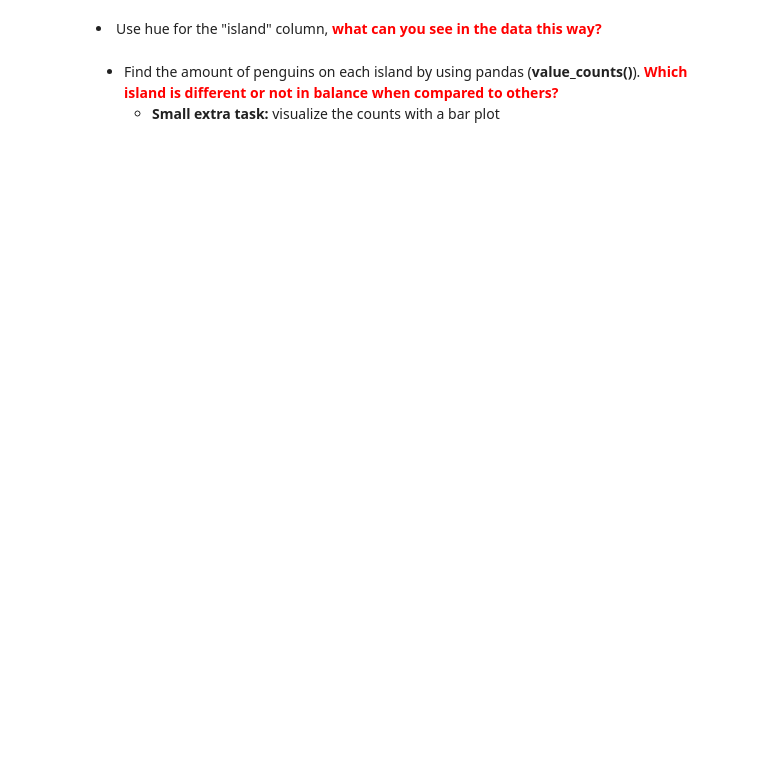
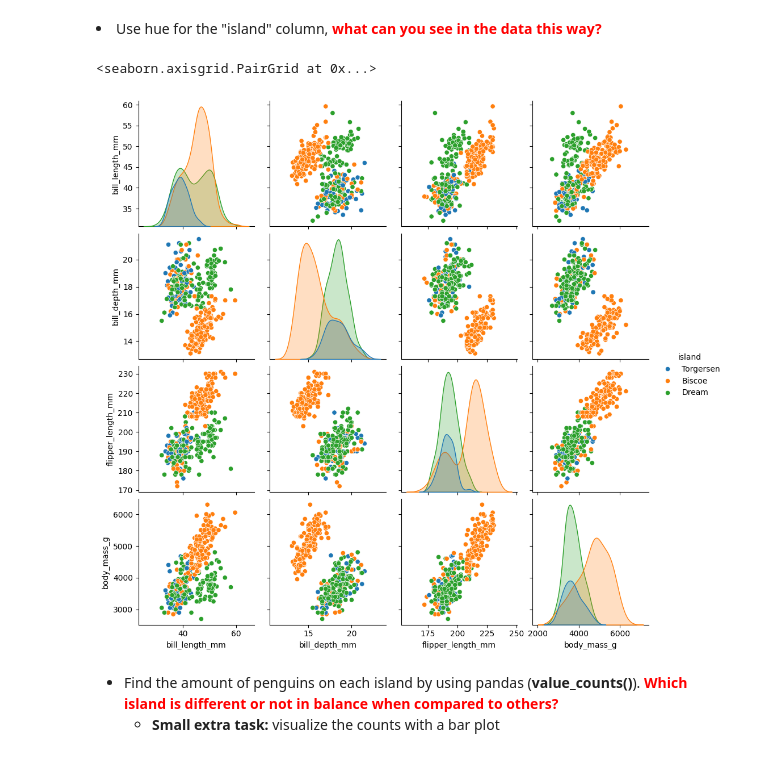
Before and after one commit to jehuhta/Intro_Data_Analytics_Huhta_Jeremy_Spring2025, a Jupyter notebook: Exercises_3_Seaborn/DataAnalyticsExerciseSet3.ipynb, the cells around one changed output. Cells and saved outputs as stored; diff of their text form; code cells hidden in the pictures; blank space fills up the shorter version.

```diff
--- a/Exercises_3_Seaborn/DataAnalyticsExerciseSet3.ipynb
+++ b/Exercises_3_Seaborn/DataAnalyticsExerciseSet3.ipynb
@@ -39,3 +80,16 @@ You can return all of these exercises in a single Jupyter Notebook, if you wish.
+# %%
+# A pairplot with different color island.
+sns.pairplot(df, hue='island')
+
+# Student Observation:
+# We can see that penguins from different island have distinct
+# Characteristics, such as mass, bill, and flipper size.
+# The islands Togersen and Biscoe have more penguin data wheras the
+# island dream does not really have much penguin data. Maybe there aren't a lot of
+# penguins there?
+# %% [output]
+<seaborn.axisgrid.PairGrid at 0x...>
+[figure, added]
 # %% [markdown]
 <ul>
     <li>Find the amount of penguins on each island by using pandas (<b>value_counts()</b>). <span style="color: red; font-weight: bold;">Which island is different or not in balance when compared to others?</span></li>
```
Also changed, not shown: parts of 13 cells of this notebook.
